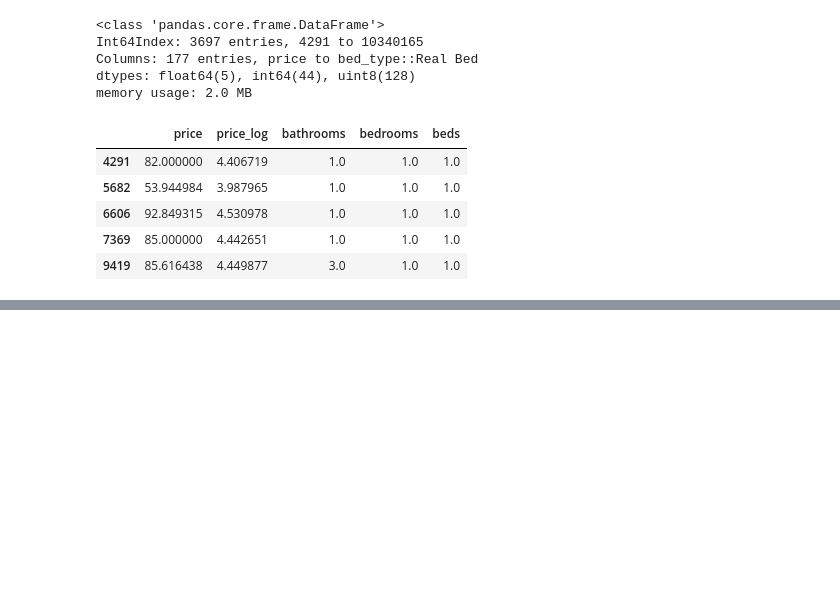
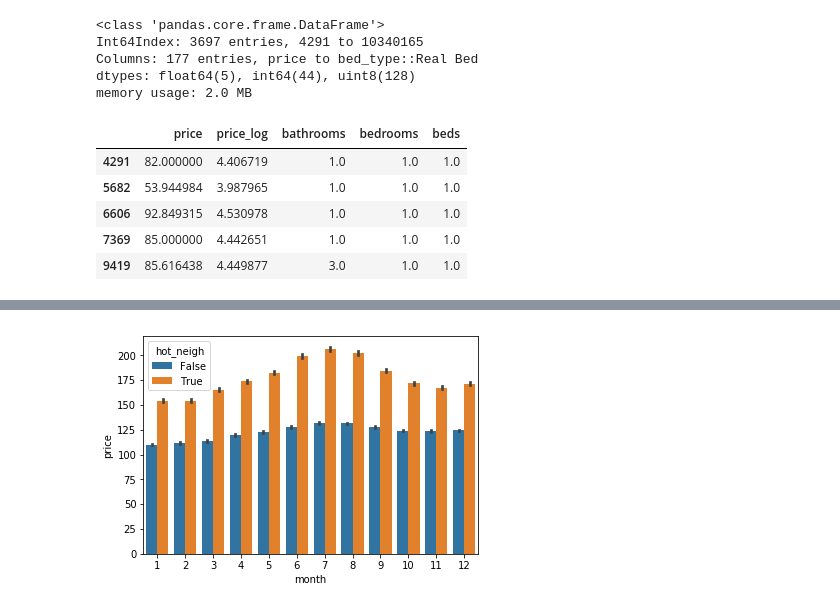
Before and after one commit to OceanSeventyTwo/DSND_Term2, a Jupyter notebook: project_files/AirBnB/Blog AirBnB.ipynb, the cells around one changed output, grey strips where cells are left out. Saved outputs shown, nothing was run; the diff lists cells and outputs as text; code cells hidden in the pictures; blank space fills up the shorter version.

Commit message:
Barplots

```diff
--- a/project_files/AirBnB/Blog AirBnB.ipynb
+++ b/project_files/AirBnB/Blog AirBnB.ipynb
@@ -568,0 +589,12 @@ ax5= sns.barplot(x=df_data_p['neighbourhood_group_cleansed'],y=df_data_p['price_
+# %%
+def hotchecks(x,list):
+    if x in hot_neighboorhoods:
+        return True
+    else:
+        return False
+# %%
+df_neigh = df_cal.merge(df_listing.neighbourhood_group_cleansed,left_index=True,right_index=True)
+# %%
+df_neigh.insert(loc = df_neigh.shape[1],column='hot_neigh',value=False,)
+# %%
+df_neigh['hot_neigh'] = df_neigh['neighbourhood_group_cleansed'].apply(lambda x: hotchecks(x,hot_neighboorhoods))
@@ -568,0 +614,4 @@ ax5= sns.barplot(x=df_data_p['neighbourhood_group_cleansed'],y=df_data_p['price_
+# %%
+ax1 = sns.barplot(x=df_neigh['month'],y=df_neigh['price'],hue=df_neigh['hot_neigh'])
+# %% [output]
+[figure, added]
```
Also changed, not shown: parts of 43 cells of this notebook, 1 other file.
